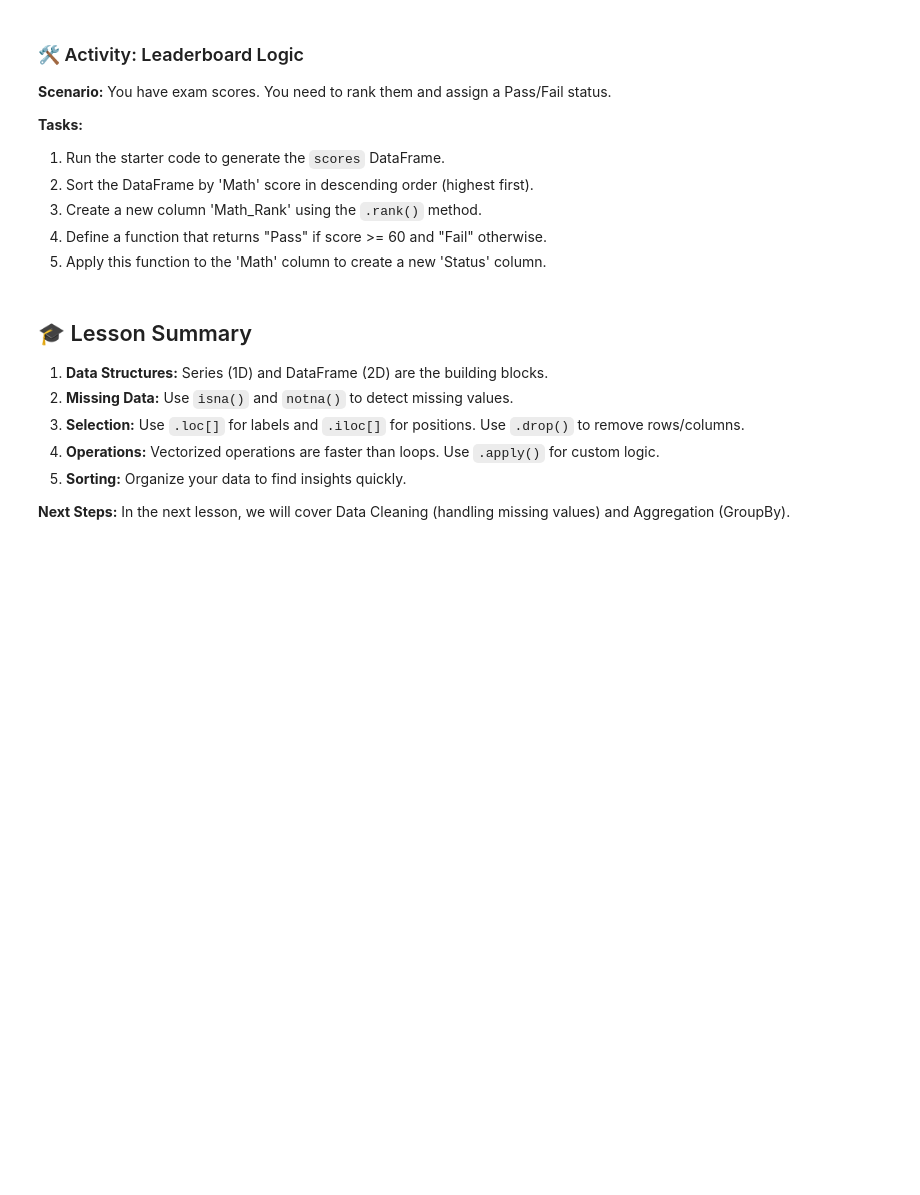
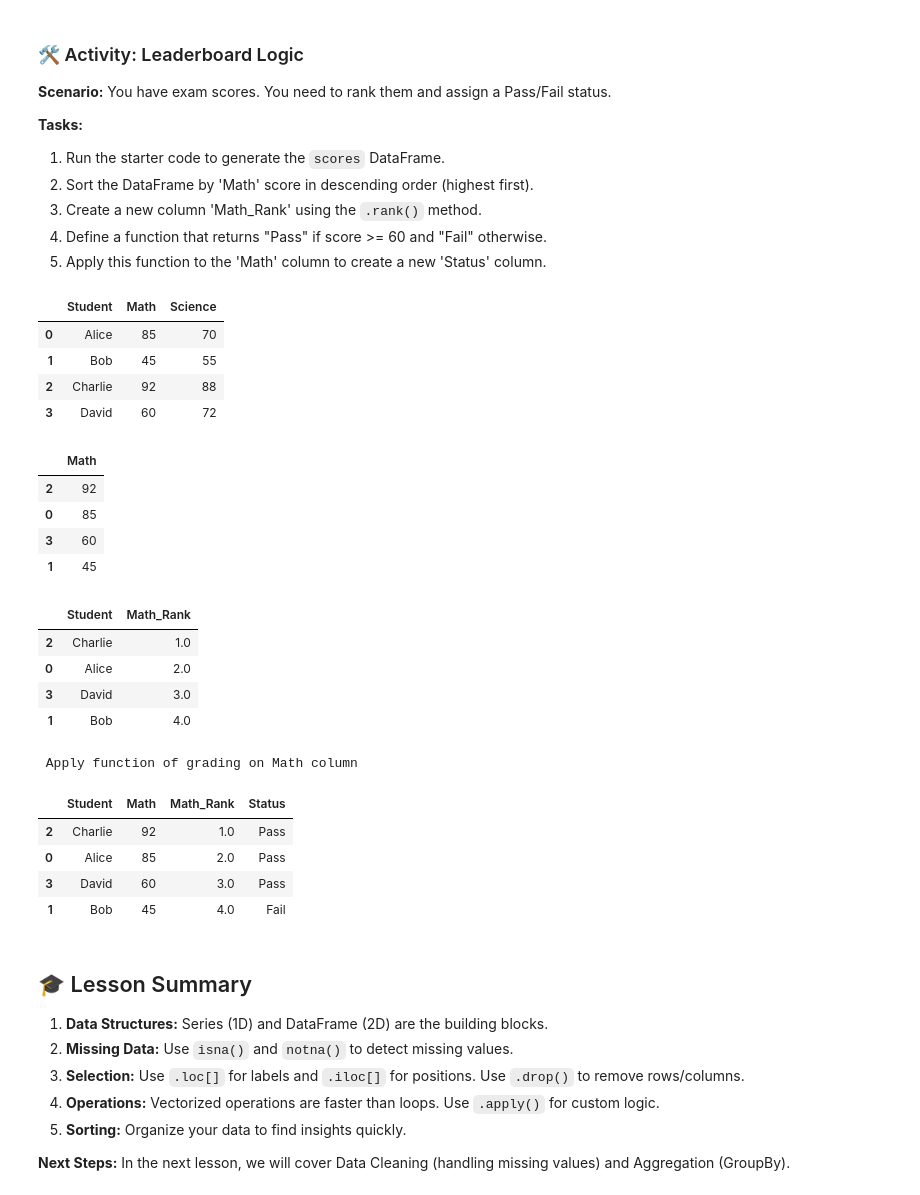
Before and after one commit to kennywong85/6m-data-1.7-intro-pandas, a Jupyter notebook: notebooks/pandas_lesson.ipynb, the cells around one changed output. Saved outputs shown, nothing was run; the diff lists cells and outputs as text; code cells hidden in the pictures; blank space fills up the shorter version.

```diff
--- a/notebooks/pandas_lesson.ipynb
+++ b/notebooks/pandas_lesson.ipynb
@@ -458,3 +449,56 @@ scores = pd.DataFrame({
+# %%
+# [EXERCISE] Starter Code
+scores = pd.DataFrame({
+    "Student": ["Alice", "Bob", "Charlie", "David"],
+    "Math": [85, 45, 92, 60],
+    "Science": [70, 55, 88, 72]
+})
+
+#1
+display(scores)
+
+#2 Sort DataFrame for only Math
+display(scores.sort_values(by="Math", ascending=False)[["Math"]])
+
+#3 Math rank
+scores = scores.sort_values(by="Math", ascending=False)
+scores["Math_Rank"] = scores["Math"].rank(ascending=False)
+display(scores[["Student","Math_Rank"]])
+
+#4 and #5
+def grading(val):
+    return "Pass" if val >= 60 else "Fail"
+
+print("\n Apply function of grading on Math column")
+scores['Status'] = scores['Math'].apply(grading)
+display(scores[["Student", "Math", "Math_Rank", "Status"]])
+
+
+#more elegant code
+# scores[["Math_Grade", "Science_Grade"]] = scores[["Math", "Science"]].applymap(grading)
+# display(scores)
+# %% [output]
+|  | Student | Math | Science |
+| 0 | Alice | 85 | 70 |
+| 1 | Bob | 45 | 55 |
+| 2 | Charlie | 92 | 88 |
+| 3 | David | 60 | 72 |
+|  | Math |
+| 2 | 92 |
+| 0 | 85 |
+| 3 | 60 |
+| 1 | 45 |
+|  | Student | Math_Rank |
+| 2 | Charlie | 1.0 |
+| 0 | Alice | 2.0 |
+| 3 | David | 3.0 |
+| 1 | Bob | 4.0 |
+ Apply function of grading on Math column
+|  | Student | Math | Math_Rank | Status |
+| 2 | Charlie | 92 | 1.0 | Pass |
+| 0 | Alice | 85 | 2.0 | Pass |
+| 3 | David | 60 | 3.0 | Pass |
+| 1 | Bob | 45 | 4.0 | Fail |
 # %% [markdown]
 ## 🎓 Lesson Summary
 
```
Also changed, not shown: parts of 1 cell of this notebook.
